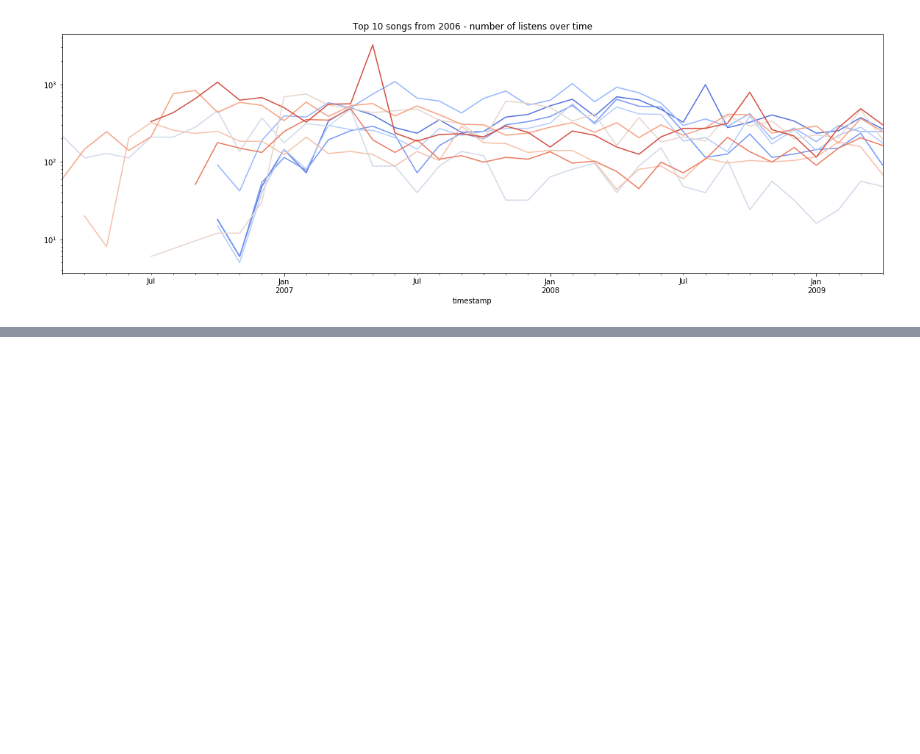
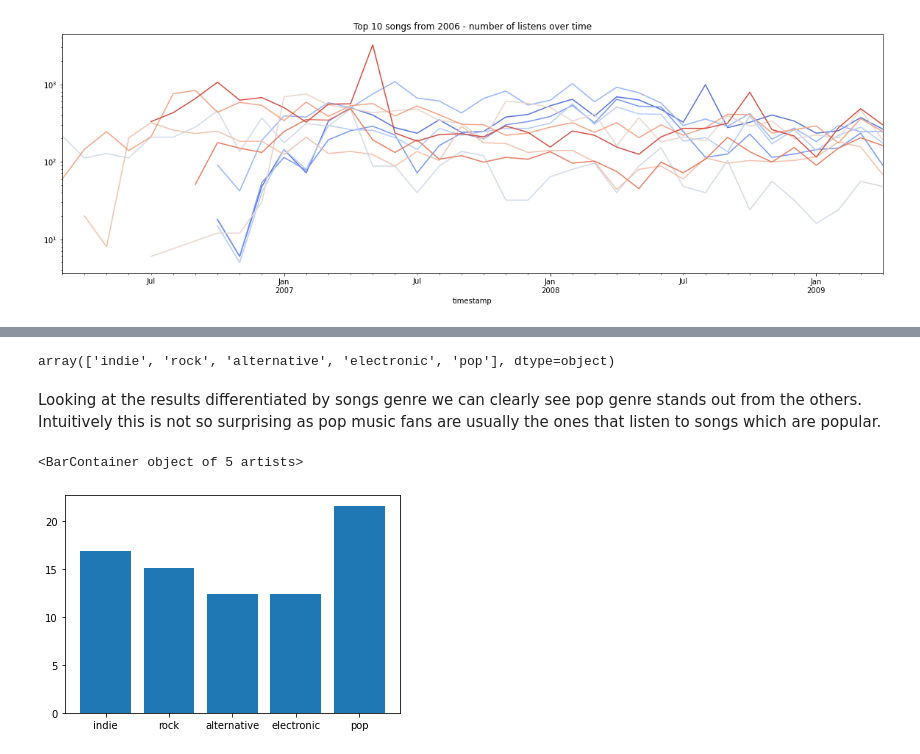
Before and after one commit to maref1/interdisciplinary_project_last_fm, a Jupyter notebook: forgetting_analysis.ipynb, the cells around one changed output, grey strips where cells are left out. Drawn from its saved outputs; the diff is of its cells as text; code cells hidden in the pictures; blank space fills up the shorter version.

Commit message:
forgetting analysis + saving data to .db file

```diff
--- a/forgetting_analysis.ipynb
+++ b/forgetting_analysis.ipynb
@@ -54,3 +55,5 @@ plt.title('Top 10 songs from 2006 - number of listens over time')
 plt.show()
 # %% [output]
 [figure]
+# %%
+listenings['release_date'] = pd.to_datetime(listenings.year,format='%Y', utc=True)
@@ -56,0 +157,7 @@ plt.show()
+# %%
+listeningsWithTags = pd.read_csv('preprocessed_data/listenings_with_years_and_tags.csv',parse_dates=['timestamp'])
+listeningsWithTags = listeningsWithTags[listeningsWithTags['year']>=2005]
+listenings = listenings[listenings['year']!=2010]
+listeningsWithTags['art_tra_name'] = listeningsWithTags['artname'] + '@' + listeningsWithTags['traname']
+listeningsWithTags.sort_values(by='timestamp',inplace=True)
+listeningsWithTags.head()
@@ -56,0 +171,17 @@ plt.show()
+# %%
+listeningsWithTags['release_date'] = pd.to_datetime(listeningsWithTags.year,format='%Y', utc=True)
+# %%
+listeningsWithTags['tag'].unique()
+# %% [output]
+array(['indie', 'rock', 'alternative', 'electronic', 'pop'], dtype=object)
+# %%
+intensities = []
+for tag in listeningsWithTags['tag'].unique():
+    intensities.append(forgetting_intensity(listeningsWithTags[listeningsWithTags['tag']==tag]))
+# %% [markdown]
+Looking at the results differentiated by songs genre we can clearly see pop genre stands out from the others. Intuitively this is not so surprising as pop music fans are usually the ones that listen to songs which are popular.
+# %%
+plt.bar(x=listeningsWithTags['tag'].unique(), height=intensities)
+# %% [output]
+<BarContainer object of 5 artists>
+[figure, added]
```
Also changed, not shown: parts of 17 cells of this notebook, 3 other files.
